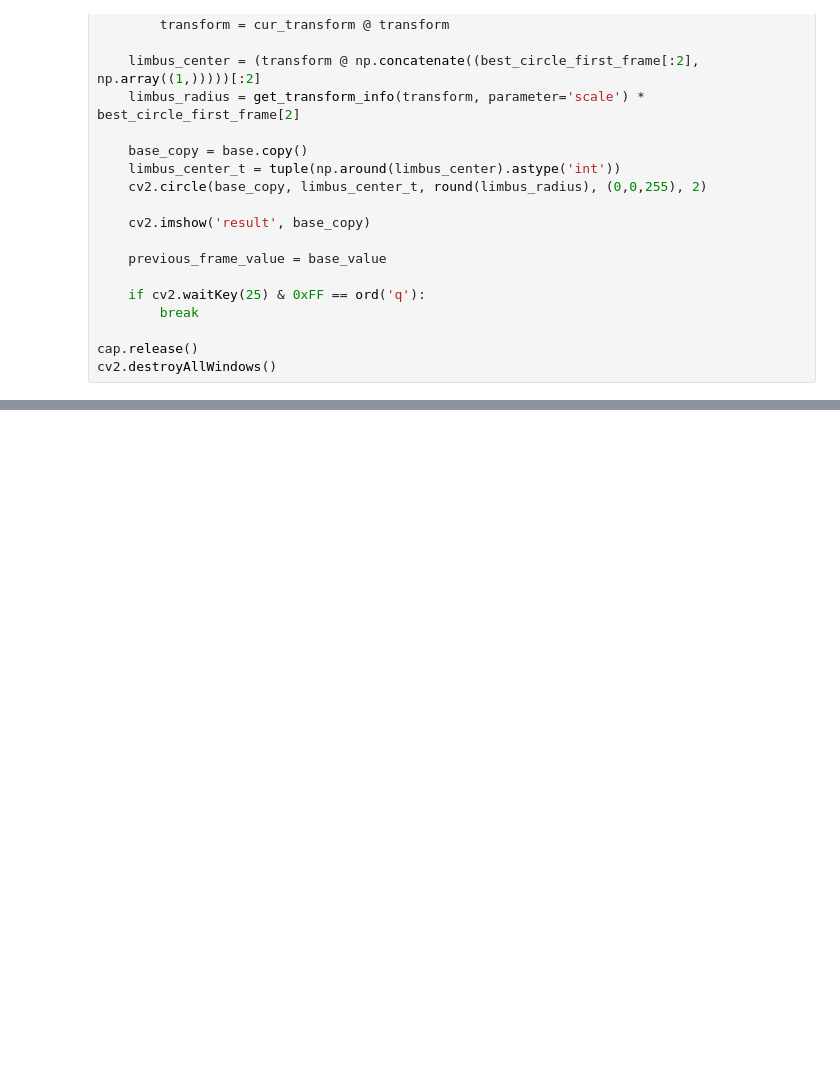
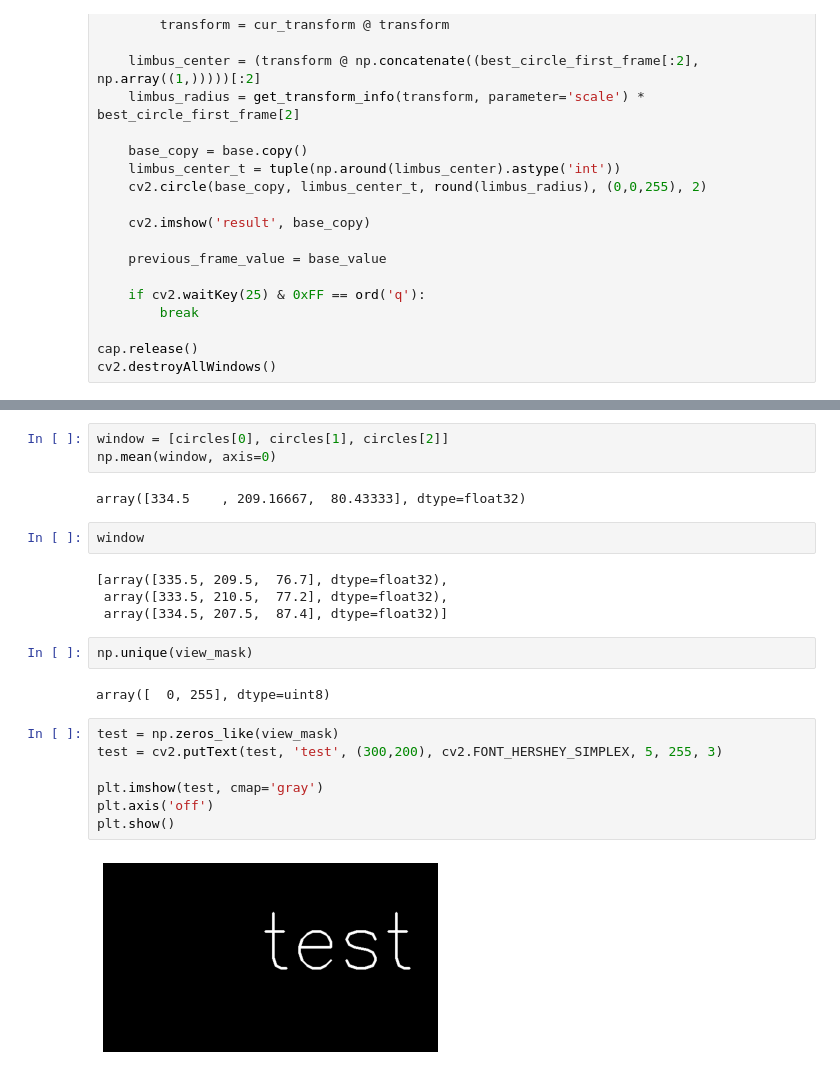
Before and after one commit to Custom-Surgical-GmbH/Cataract-Surgery-Training-Explorations, a Jupyter notebook: opencv_explorations/video_processing.ipynb, the cells around one changed output, grey strips where cells are left out. Drawn from its saved outputs; the diff is of its cells as text; blank space fills up the shorter version.

```diff
--- a/opencv_explorations/video_processing.ipynb
+++ b/opencv_explorations/video_processing.ipynb
@@ -1183,0 +1232,24 @@ cv2.destroyAllWindows()
+# %%
+window = [circles[0], circles[1], circles[2]]
+np.mean(window, axis=0)
+# %% [output]
+array([334.5    , 209.16667,  80.43333], dtype=float32)
+# %%
+window
+# %% [output]
+[array([335.5, 209.5,  76.7], dtype=float32),
+ array([333.5, 210.5,  77.2], dtype=float32),
+ array([334.5, 207.5,  87.4], dtype=float32)]
+# %%
+np.unique(view_mask)
+# %% [output]
+array([  0, 255], dtype=uint8)
+# %%
+test = np.zeros_like(view_mask)
+test = cv2.putText(test, 'test', (300,200), cv2.FONT_HERSHEY_SIMPLEX, 5, 255, 3)
+
+plt.imshow(test, cmap='gray')
+plt.axis('off')
+plt.show()
+# %% [output]
+[figure, added]
```
Also changed, not shown: parts of 5 cells of this notebook, 5 other files.
